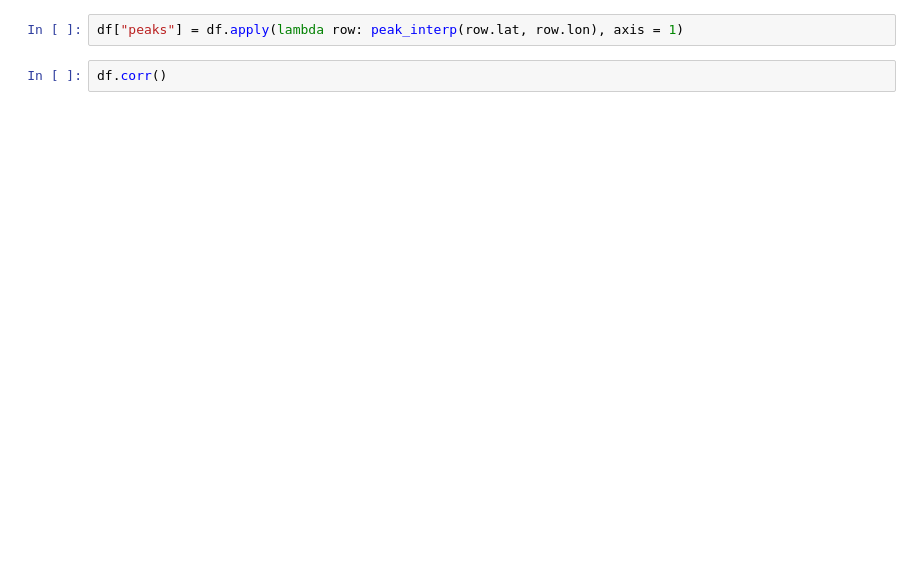
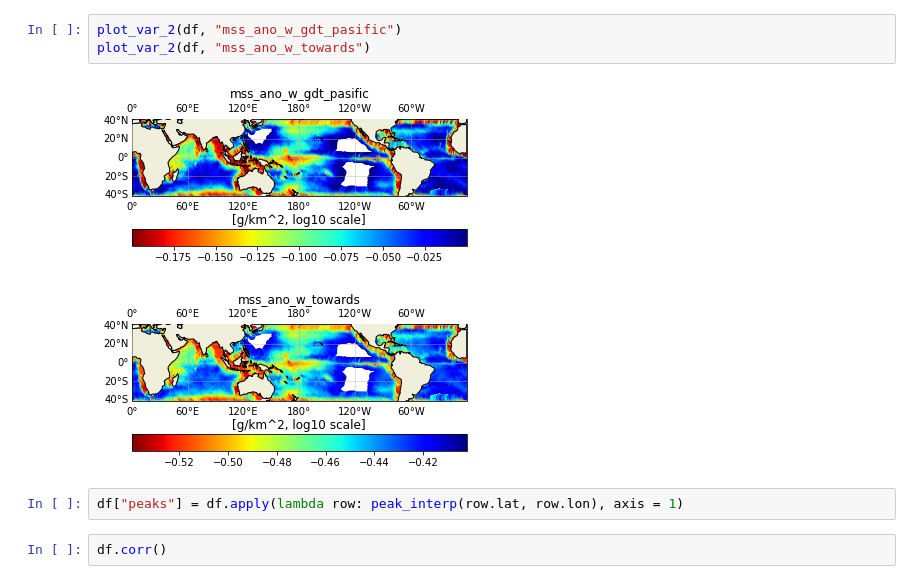
Before and after one commit to Syverkok/Master_Thesis_Syver, a Jupyter notebook: analasis_opplegg.ipynb, the cells around one changed output. Saved outputs shown, nothing was run; the diff lists cells and outputs as text; blank space fills up the shorter version.

```diff
--- a/analasis_opplegg.ipynb
+++ b/analasis_opplegg.ipynb
@@ -27,3 +71,9 @@ df = interp_microplastics(df)
+# %%
+plot_var_2(df, "mss_ano_w_gdt_pasific")
+plot_var_2(df, "mss_ano_w_towards")
+# %% [output]
+[figure, added]
+[figure, added]
 # %%
 df["peaks"] = df.apply(lambda row: peak_interp(row.lat, row.lon), axis = 1)
 # %%
```
Also changed, not shown: parts of 17 cells of this notebook, 9 other files.
